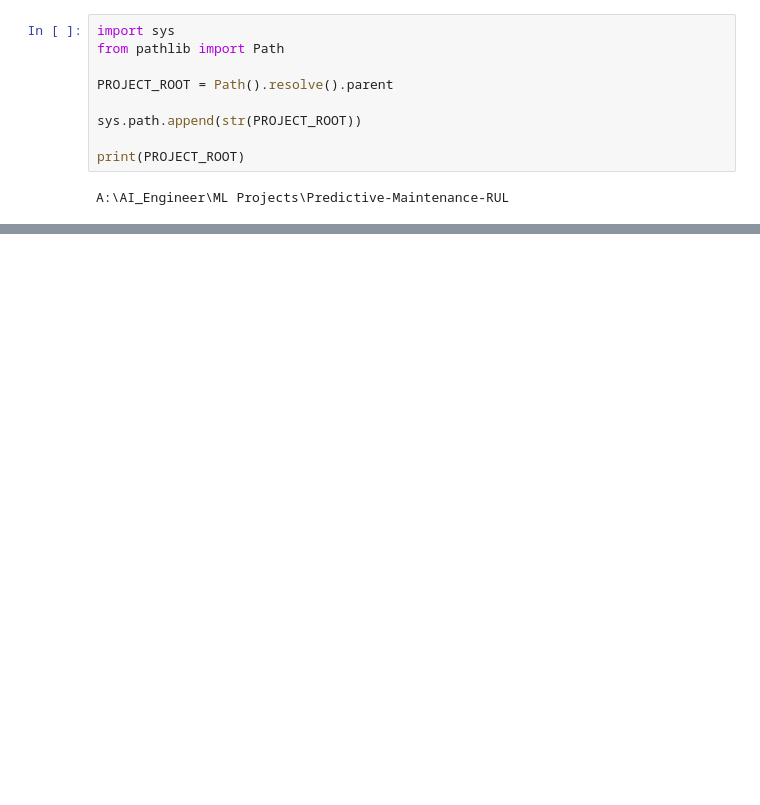
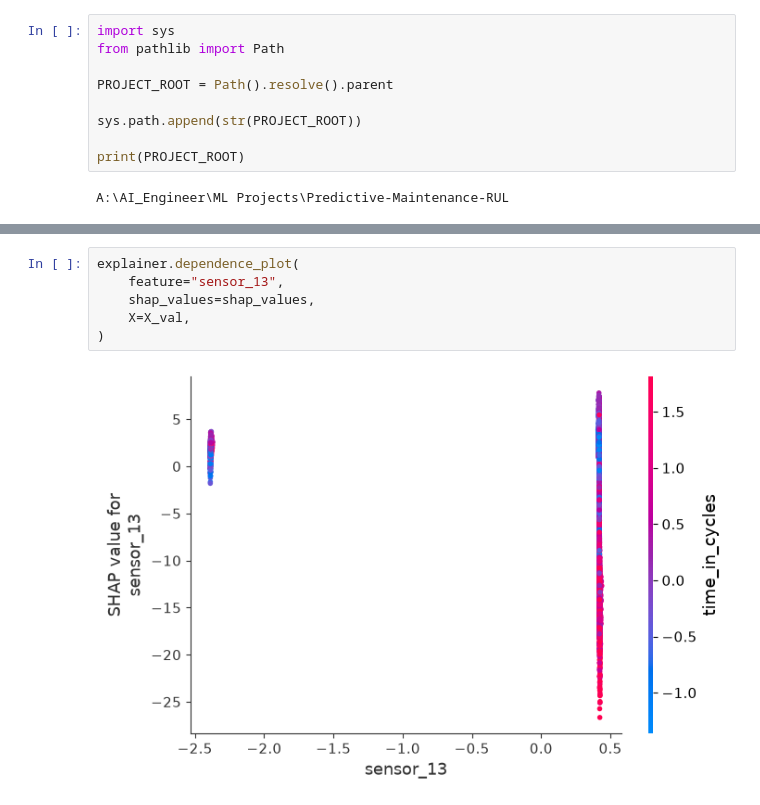
Before and after one commit to MohamedElbadawy1/Predictive-Maintenance-RUL, a Jupyter notebook: notebooks/12_model_explainability.ipynb, the cells around one changed output, grey strips where cells are left out. Cells and saved outputs as stored; diff of their text form; blank space fills up the shorter version.

```diff
--- a/notebooks/12_model_explainability.ipynb
+++ b/notebooks/12_model_explainability.ipynb
@@ -45,0 +273,8 @@ print(validation_df.shape)
+# %%
+explainer.dependence_plot(
+    feature="sensor_13",
+    shap_values=shap_values,
+    X=X_val,
+)
+# %% [output]
+[figure, added]
```
Also changed, not shown: parts of 21 cells of this notebook, 10 other files.
